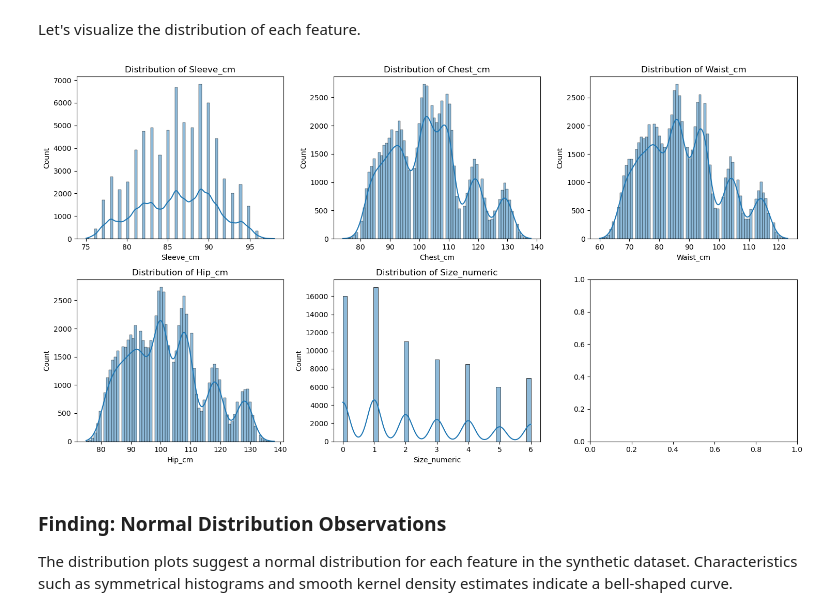
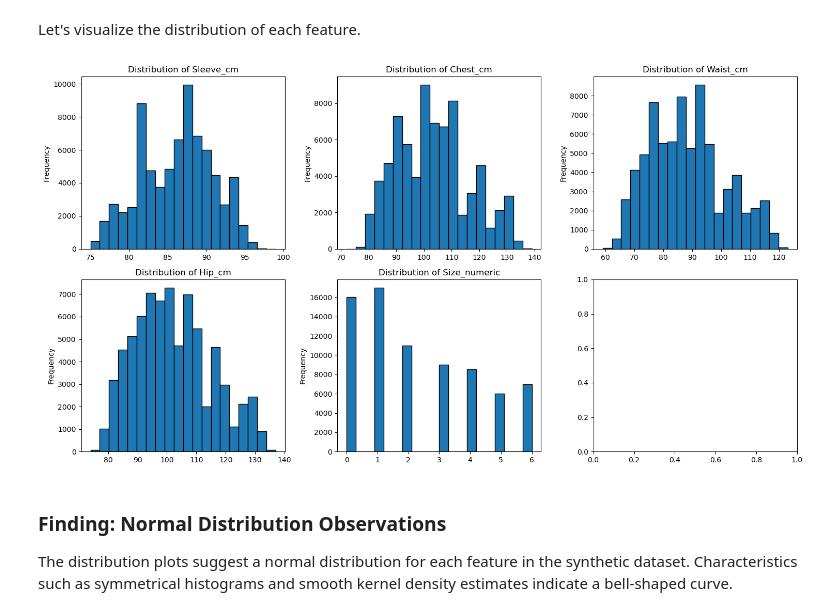
Before and after one commit to lipsitalt/Arc-teryx-Fit-Finder-Precision-Size-Recommender, a Jupyter notebook: industry_project_arcteryx.ipynb, the cells around one changed output. Saved outputs shown, nothing was run; the diff lists cells and outputs as text; code cells hidden in the pictures.

```diff
--- a/industry_project_arcteryx.ipynb
+++ b/industry_project_arcteryx.ipynb
@@ -232,26 +233,29 @@ dtype: int64
 # %% [markdown]
 Let's visualize the distribution of each feature.
 # %%
+import matplotlib.pyplot as plt
+
 # Define the number of rows and columns in the grid
 n_rows, n_cols = 2, 3  # Adjust the number of columns based on the number of features
 
 # Create a grid of subplots
 fig, axes = plt.subplots(n_rows, n_cols, figsize=(15, 8))
 
 # Flatten the axes into a 1D array for easier indexing
 axes = axes.flatten()
 
 # Loop through each column
 for i, column in enumerate(men_shirt_synthetic_data.columns):
-    sns.histplot(data=men_shirt_synthetic_data, x=column, kde=True, ax=axes[i]).set(title=f'Distribution of {column}')
+    men_shirt_synthetic_data[column].plot.hist(ax=axes[i], bins=20, edgecolor='black')
+    axes[i].set_title(f'Distribution of {column}')  # Set the title for each subplot
 
 # Adjust layout to prevent overlapping
 plt.tight_layout()
 
 # Show the plots
 plt.show()
 # %% [output]
-[figure, old version]
+[figure, new version]
 # %% [markdown]
 
 ### Finding: Normal Distribution Observations
```
Also changed, not shown: parts of 18 cells of this notebook.
